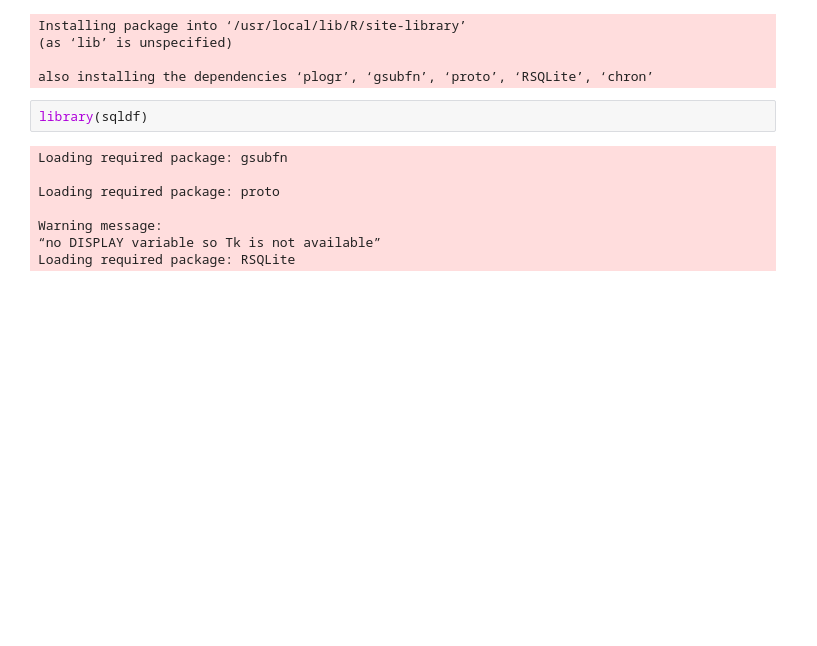
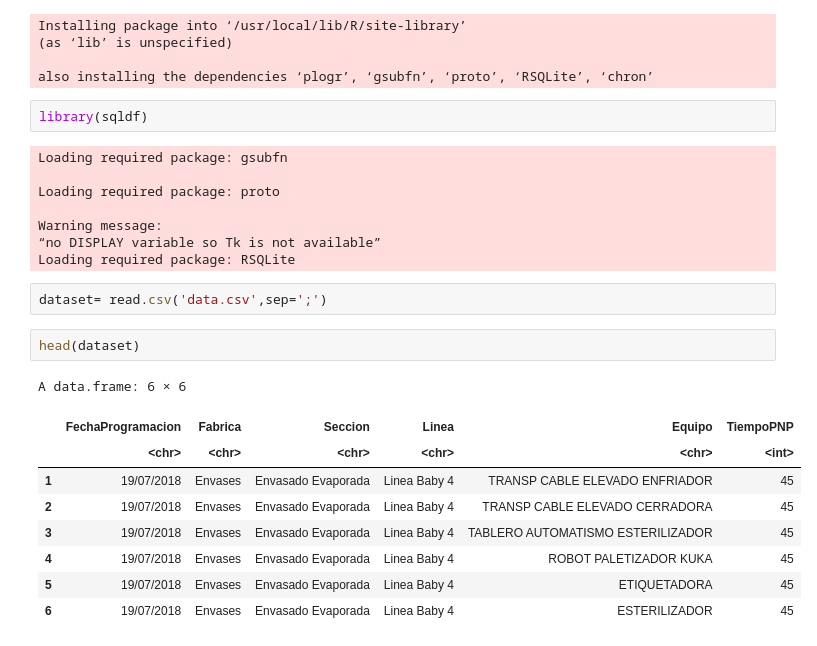
Before and after one commit to lismarcarolinacamacho/R-Y-SQL, a Jupyter notebook: Copia_de_kernel_de_R_+SQL.ipynb, the cells around one changed output. Drawn from its saved outputs; the diff is of its cells as text; blank space fills up the shorter version.

```diff
--- a/Copia_de_kernel_de_R_+SQL.ipynb
+++ b/Copia_de_kernel_de_R_+SQL.ipynb
@@ -19,3 +19,17 @@ Loading required package: proto
 Warning message:
 “no DISPLAY variable so Tk is not available”
 Loading required package: RSQLite
+# %%
+dataset= read.csv('data.csv',sep=';')
+# %%
+head(dataset)
+# %% [output]
+A data.frame: 6 × 6
+|  | FechaProgramacion | Fabrica | Seccion | Linea | Equipo | TiempoPNP |
+|  | <chr> | <chr> | <chr> | <chr> | <chr> | <int> |
+| 1 | 19/07/2018 | Envases | Envasado Evaporada | Linea Baby 4 | TRANSP CABLE ELEVADO ENFRIADOR | 45 |
+| 2 | 19/07/2018 | Envases | Envasado Evaporada | Linea Baby 4 | TRANSP CABLE ELEVADO CERRADORA | 45 |
+| 3 | 19/07/2018 | Envases | Envasado Evaporada | Linea Baby 4 | TABLERO AUTOMATISMO ESTERILIZADOR | 45 |
+| 4 | 19/07/2018 | Envases | Envasado Evaporada | Linea Baby 4 | ROBOT PALETIZADOR KUKA | 45 |
+| 5 | 19/07/2018 | Envases | Envasado Evaporada | Linea Baby 4 | ETIQUETADORA | 45 |
+| 6 | 19/07/2018 | Envases | Envasado Evaporada | Linea Baby 4 | ESTERILIZADOR | 45 |
```
Also changed, not shown: parts of 5 cells of this notebook.
